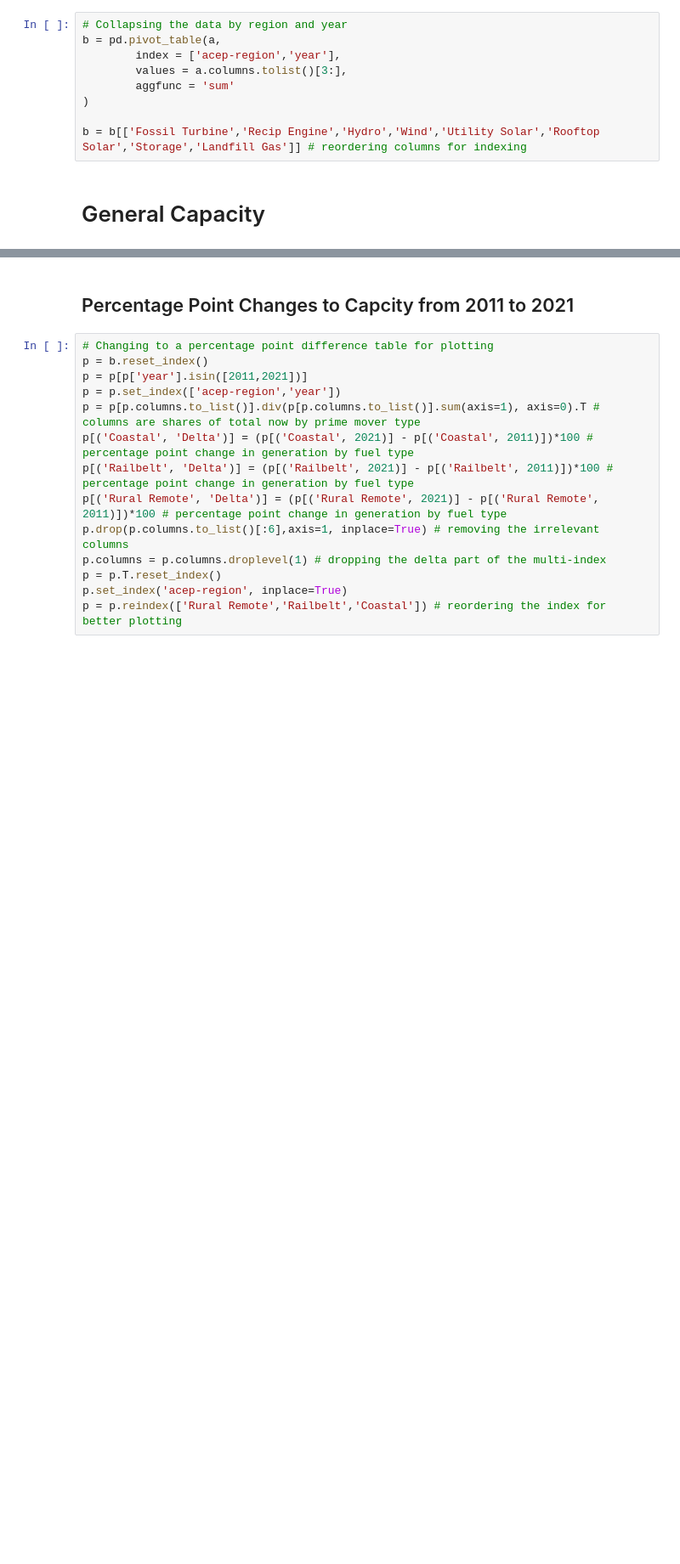
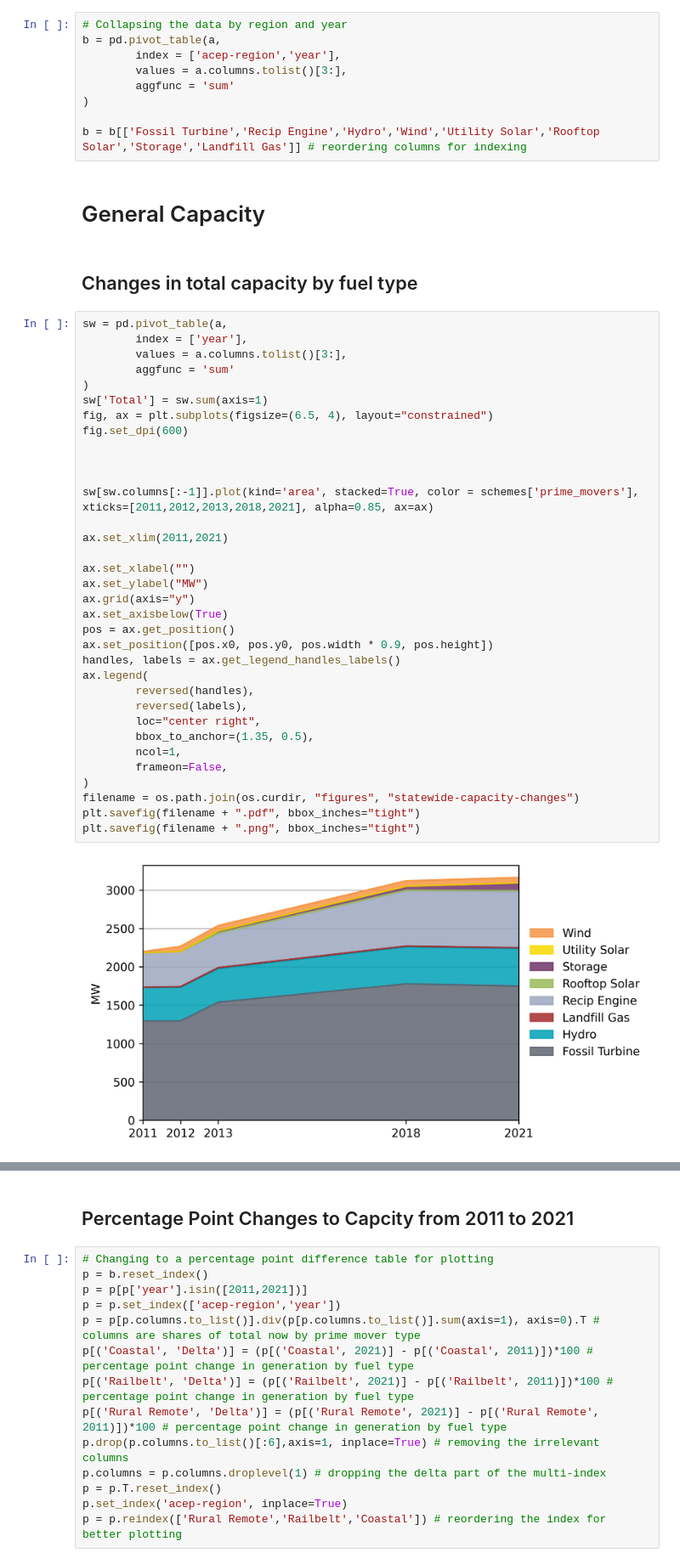
Before and after one commit to acep-uaf/aetr-analysis, a Jupyter notebook: capacity.ipynb, the cells around one changed output, grey strips where cells are left out. Shown at 85% size. Saved outputs shown, nothing was run; the diff lists cells and outputs as text; blank space fills up the shorter version.

Commit message:
New graph, table, and updates to the capacity notebook.

```diff
--- a/capacity.ipynb
+++ b/capacity.ipynb
@@ -47,3 +47,41 @@ b = pd.pivot_table(a,
 b = b[['Fossil Turbine','Recip Engine','Hydro','Wind','Utility Solar','Rooftop Solar','Storage','Landfill Gas']] # reordering columns for indexing
 # %% [markdown]
 # General Capacity
+# %% [markdown]
+## Changes in total capacity by fuel type
+# %%
+sw = pd.pivot_table(a,
+        index = ['year'],
+        values = a.columns.tolist()[3:],
+        aggfunc = 'sum'
+)
+sw['Total'] = sw.sum(axis=1)
+fig, ax = plt.subplots(figsize=(6.5, 4), layout="constrained")
+fig.set_dpi(600)
+
+
+
+sw[sw.columns[:-1]].plot(kind='area', stacked=True, color = schemes['prime_movers'], xticks=[2011,2012,2013,2018,2021], alpha=0.85, ax=ax)
+
+ax.set_xlim(2011,2021)
+
+ax.set_xlabel("")
+ax.set_ylabel("MW")
+ax.grid(axis="y")
+ax.set_axisbelow(True)
+pos = ax.get_position()
+ax.set_position([pos.x0, pos.y0, pos.width * 0.9, pos.height])
+handles, labels = ax.get_legend_handles_labels()
+ax.legend(
+        reversed(handles),
+        reversed(labels),
+        loc="center right",
+        bbox_to_anchor=(1.35, 0.5),
+        ncol=1,
+        frameon=False,
+)
+filename = os.path.join(os.curdir, "figures", "statewide-capacity-changes")
+plt.savefig(filename + ".pdf", bbox_inches="tight")
+plt.savefig(filename + ".png", bbox_inches="tight")
+# %% [output]
+[figure, added]
```
Also changed, not shown: parts of 1 cell of this notebook, 4 other files.
